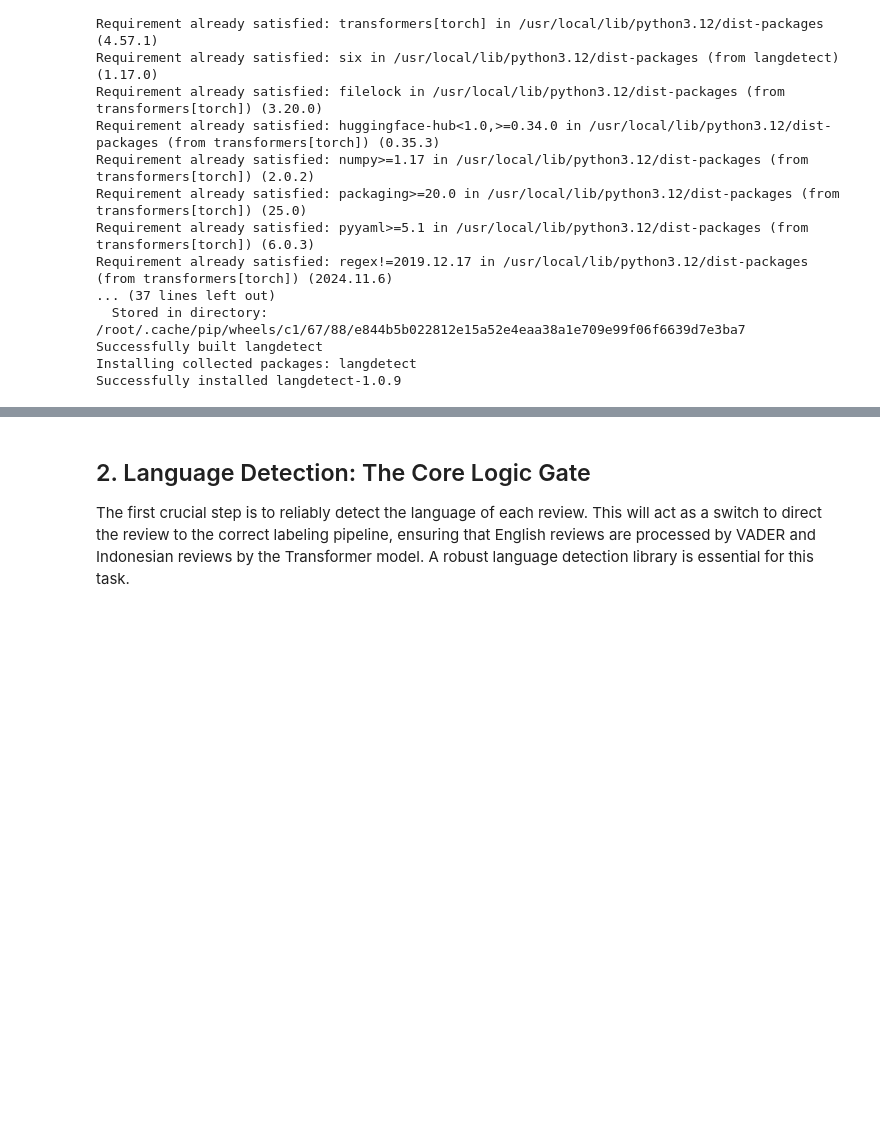
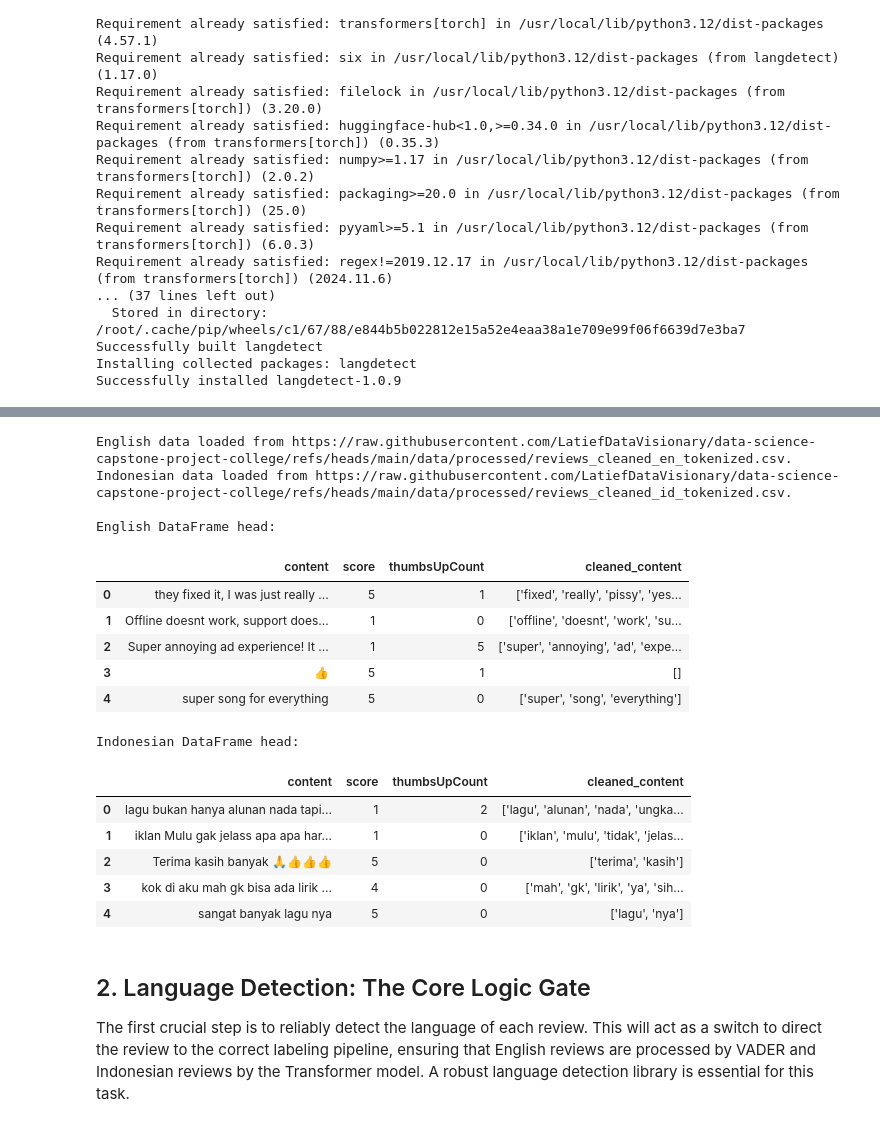
Before and after one commit to notnsas/data-science-capstone-project-college, a Jupyter notebook: notebooks/04_programmatic_labeling_bilingual.ipynb, the cells around one changed output, grey strips where cells are left out. Drawn from its saved outputs; the diff is of its cells as text; code cells hidden in the pictures; blank space fills up the shorter version.

```diff
--- a/notebooks/04_programmatic_labeling_bilingual.ipynb
+++ b/notebooks/04_programmatic_labeling_bilingual.ipynb
@@ -90,3 +68,46 @@ display(df.head())
+# %%
+# Load the cleaned datasets separately
+reviews_cleaned_en = 'https://raw.githubusercontent.com/LatiefDataVisionary/data-science-capstone-project-college/refs/heads/main/data/processed/reviews_cleaned_en_tokenized.csv'
+reviews_cleaned_id = 'https://raw.githubusercontent.com/LatiefDataVisionary/data-science-capstone-project-college/refs/heads/main/data/processed/reviews_cleaned_id_tokenized.csv'
+
+try:
+    df_en = pd.read_csv(reviews_cleaned_en)
+    print(f"English data loaded from {reviews_cleaned_en}.")
+except Exception as e:
+    print(f"Error loading English data: {e}")
+    df_en = pd.DataFrame() # Create an empty DataFrame in case of error
+
+try:
+    df_id = pd.read_csv(reviews_cleaned_id)
+    print(f"Indonesian data loaded from {reviews_cleaned_id}.")
+except Exception as e:
+    print(f"Error loading Indonesian data: {e}")
+    df_id = pd.DataFrame() # Create an empty DataFrame in case of error
+
+# Display the heads of the separate dataframes to confirm loading
+print("\nEnglish DataFrame head:")
+display(df_en.head())
+
+print("\nIndonesian DataFrame head:")
+display(df_id.head())
+# %% [output]
+English data loaded from https://raw.githubusercontent.com/LatiefDataVisionary/data-science-capstone-project-college/refs/heads/main/data/processed/reviews_cleaned_en_tokenized.csv.
+Indonesian data loaded from https://raw.githubusercontent.com/LatiefDataVisionary/data-science-capstone-project-college/refs/heads/main/data/processed/reviews_cleaned_id_tokenized.csv.
+
+English DataFrame head:
+|  | content | score | thumbsUpCount | cleaned_content |
+| 0 | they fixed it, I was just really ... | 5 | 1 | ['fixed', 'really', 'pissy', 'yes... |
+| 1 | Offline doesnt work, support does... | 1 | 0 | ['offline', 'doesnt', 'work', 'su... |
+| 2 | Super annoying ad experience! It ... | 1 | 5 | ['super', 'annoying', 'ad', 'expe... |
+| 3 | 👍 | 5 | 1 | [] |
+| 4 | super song for everything | 5 | 0 | ['super', 'song', 'everything'] |
+Indonesian DataFrame head:
+|  | content | score | thumbsUpCount | cleaned_content |
+| 0 | lagu bukan hanya alunan nada tapi... | 1 | 2 | ['lagu', 'alunan', 'nada', 'ungka... |
+| 1 | iklan Mulu gak jelass apa apa har... | 1 | 0 | ['iklan', 'mulu', 'tidak', 'jelas... |
+| 2 | Terima kasih banyak 🙏👍👍👍 | 5 | 0 | ['terima', 'kasih'] |
+| 3 | kok di aku mah gk bisa ada lirik ... | 4 | 0 | ['mah', 'gk', 'lirik', 'ya', 'sih... |
+| 4 | sangat banyak lagu nya | 5 | 0 | ['lagu', 'nya'] |
 # %% [markdown]
 ## 2. Language Detection: The Core Logic Gate
 
```
Also changed, not shown: parts of 7 cells of this notebook.
